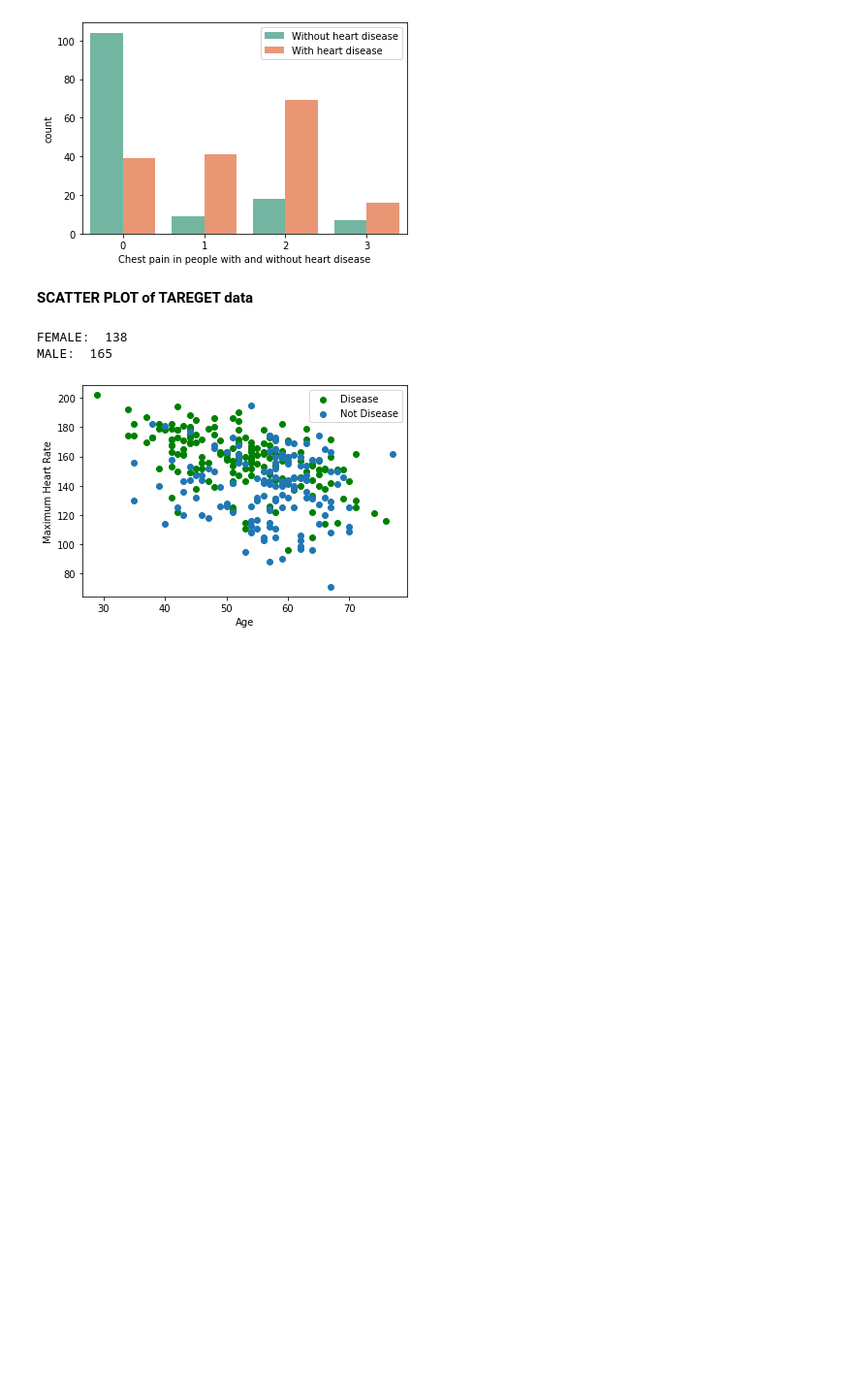
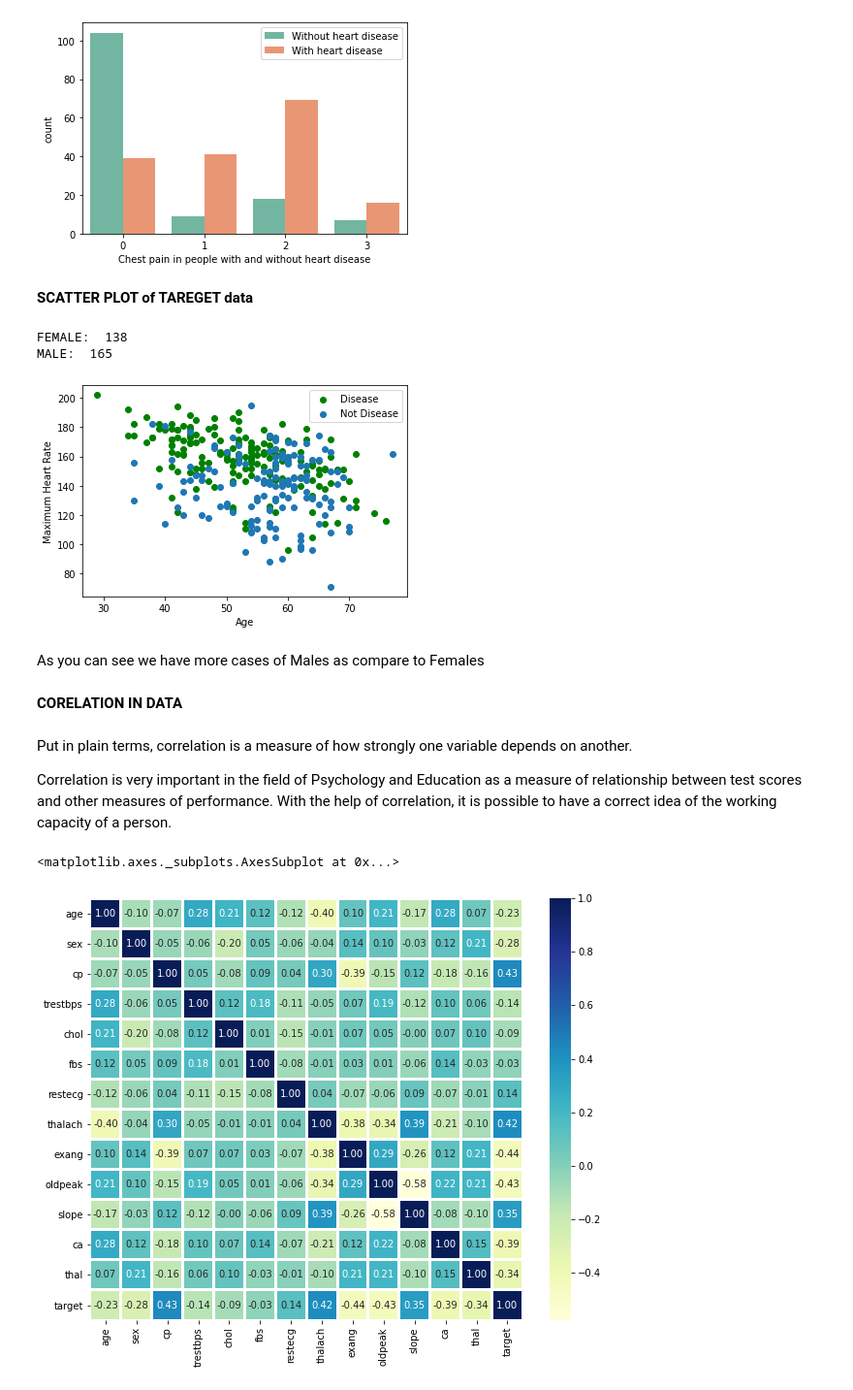
Before and after one commit to kesarsatyam/Machine-Learning-Project, a Jupyter notebook: Machine_Learning_Project.ipynb, the cells around one changed output. Shown: that part at 97% size. Cells and saved outputs as stored; diff of their text form; code cells hidden in the pictures; blank space fills up the shorter version.

```diff
--- a/Machine_Learning_Project.ipynb
+++ b/Machine_Learning_Project.ipynb
@@ -146,3 +154,18 @@ plt.show()
 FEMALE:  138
 MALE:  165
 [figure]
+# %% [markdown]
+As you can see we have more cases of Males as compare to Females
+# %% [markdown]
+**CORELATION IN DATA**
+# %% [markdown]
+Put in plain terms, correlation is a measure of how strongly one variable depends on another.
+
+Correlation is very important in the field of Psychology and Education as a measure of relationship between test scores and other measures of performance. With the help of correlation, it is possible to have a correct idea of the working capacity of a person.
+# %%
+plt.figure(figsize=(10,8))
+sns.heatmap(df.corr(),annot=True,cmap='YlGnBu',fmt='.2f',linewidths=2)
+#No much of correlation
+# %% [output]
+<matplotlib.axes._subplots.AxesSubplot at 0x...>
+[figure, added]
```
Also changed, not shown: parts of 44 cells of this notebook.
